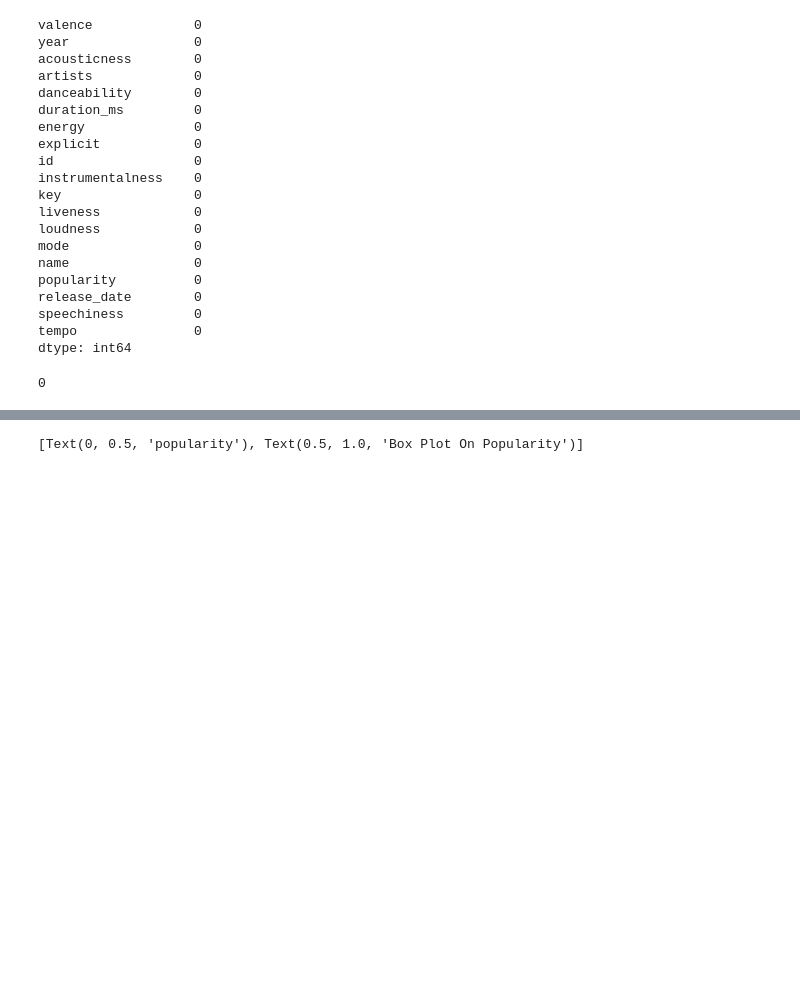
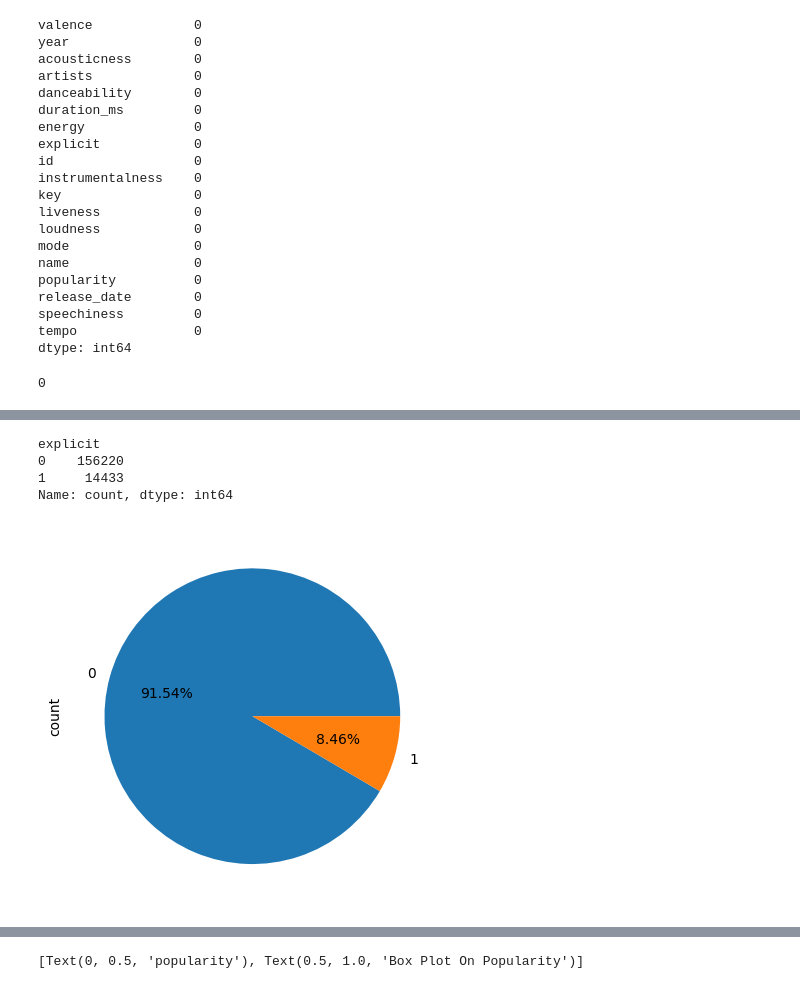
Before and after one commit to Mohamed-Jamyl/ML-DL_and_Data-Science_projects, a Jupyter notebook: Music_recommendation_system_regression_project/Music recommendation system regression.ipynb, the cells around one changed output, grey strips where cells are left out. Cells and saved outputs as stored; diff of their text form; code cells hidden in the pictures; blank space fills up the shorter version.

```diff
--- a/Music_recommendation_system_regression_project/Music recommendation system regression.ipynb
+++ b/Music_recommendation_system_regression_project/Music recommendation system regression.ipynb
@@ -98,0 +172,12 @@ Name: popularity, dtype: float64
+# %%
+df['explicit'].value_counts()
+# %% [output]
+explicit
+0    156220
+1     14433
+Name: count, dtype: int64
+# %%
+df['explicit'].value_counts().plot.pie(autopct='%0.2f%%')
+plt.show()
+# %% [output]
+[figure, added]
```
Also changed, not shown: parts of 20 cells of this notebook, 24 other files.
